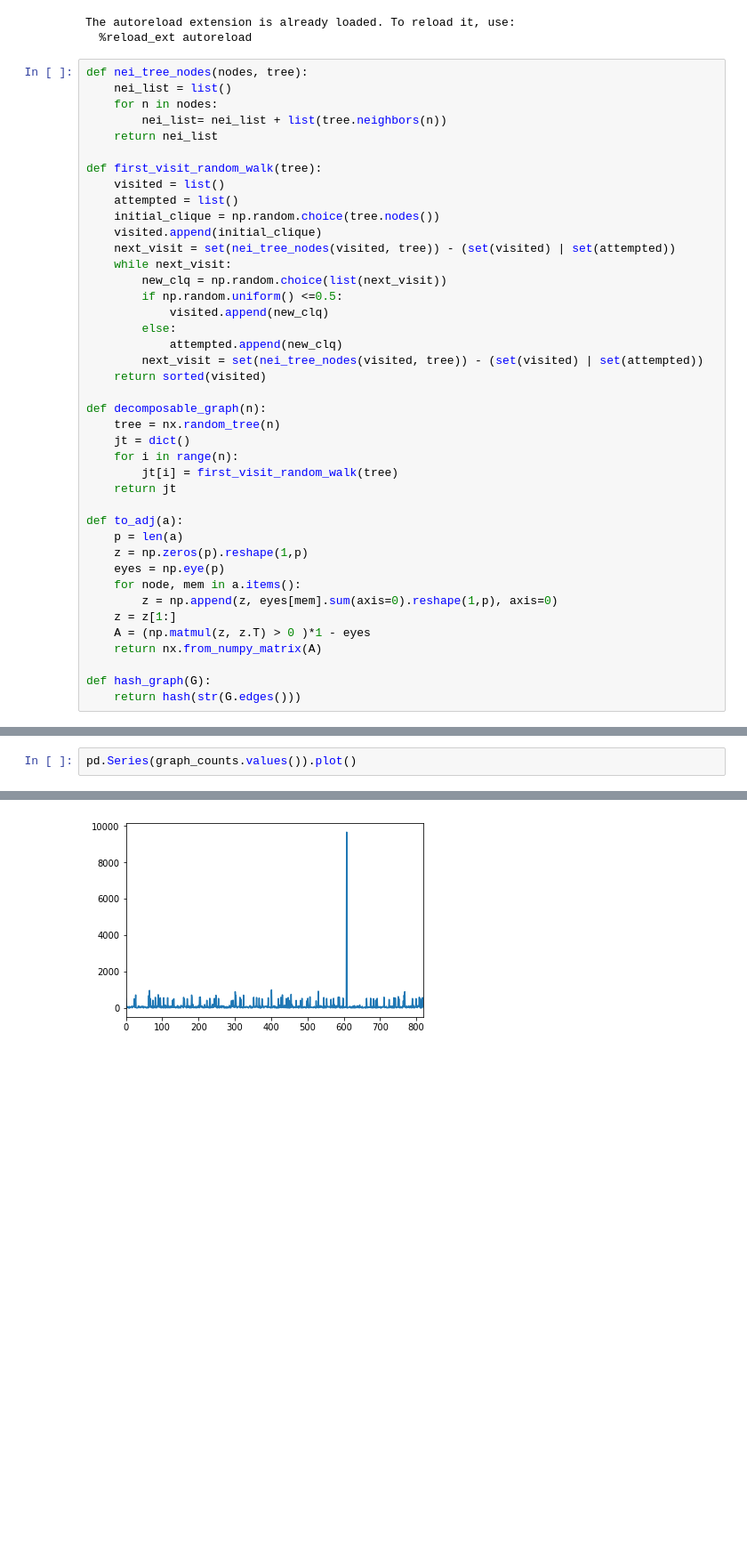
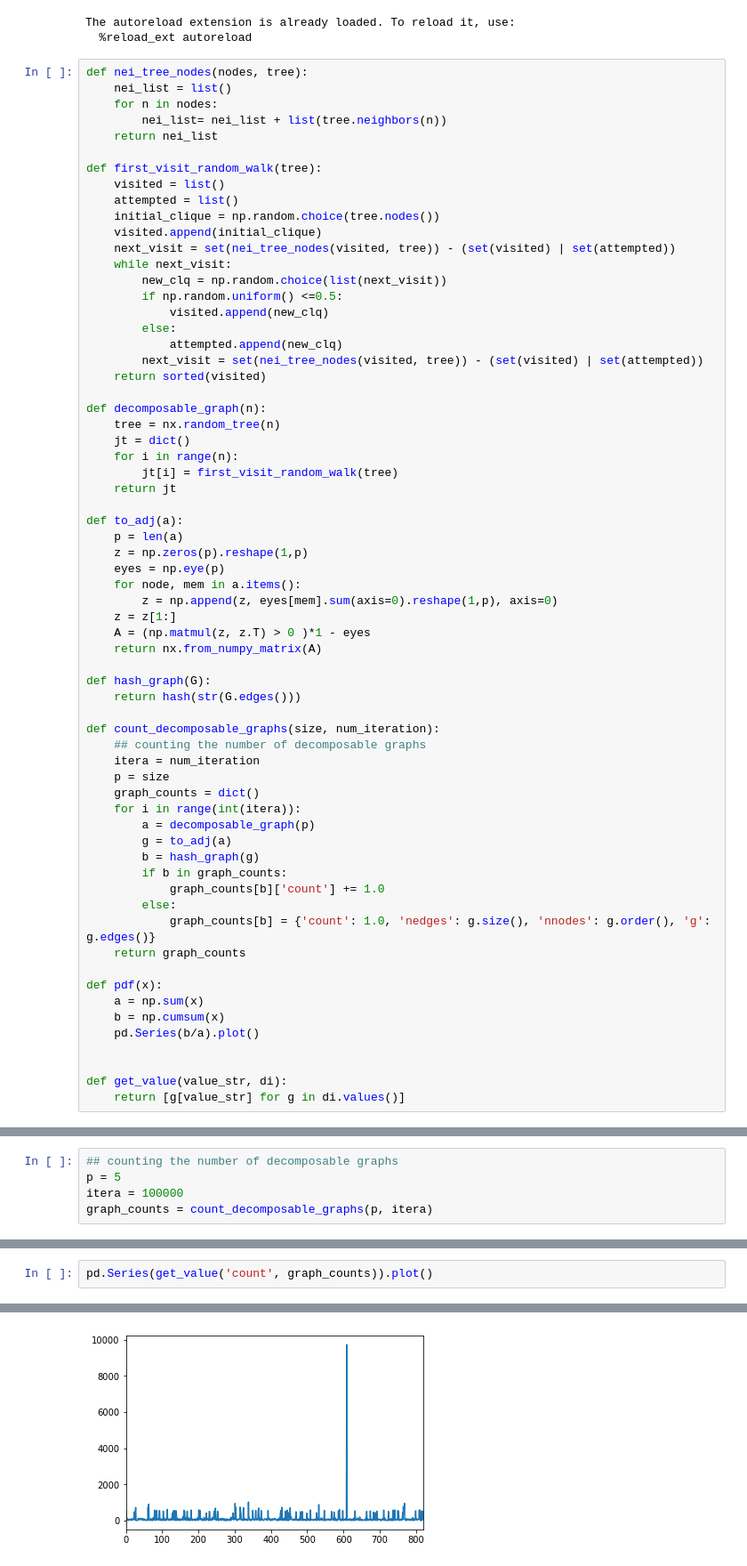
Before and after one commit to melmasri/parallelDG, a Jupyter notebook: Random-walk sampler of decomposable graphs.ipynb, the cells around one changed output, grey strips where cells are left out. Shown: that part at 89% size. Cells and saved outputs as stored; diff of their text form; blank space fills up the shorter version.

```diff
--- a/Random-walk sampler of decomposable graphs.ipynb
+++ b/Random-walk sampler of decomposable graphs.ipynb
@@ -56,6 +56,30 @@ def to_adj(a):
 
 def hash_graph(G):
     return hash(str(G.edges()))
+
+def count_decomposable_graphs(size, num_iteration):
+    ## counting the number of decomposable graphs
+    itera = num_iteration
+    p = size
+    graph_counts = dict()
+    for i in range(int(itera)):
+        a = decomposable_graph(p)
+        g = to_adj(a)
+        b = hash_graph(g)
+        if b in graph_counts:
+            graph_counts[b]['count'] += 1.0
+        else:
+            graph_counts[b] = {'count': 1.0, 'nedges': g.size(), 'nnodes': g.order(), 'g': g.edges()}
+    return graph_counts
+
+def pdf(x):
+    a = np.sum(x)
+    b = np.cumsum(x)
+    pd.Series(b/a).plot()
+
+
+def get_value(value_str, di):
+    return [g[value_str] for g in di.values()]
 # %%
 ## Sample of single decomposable graph
 p = 8
@@ -79,3 +90,8 @@ for i in range(int(itera)):
+# %%
+## counting the number of decomposable graphs
+p = 5
+itera = 100000
+graph_counts = count_decomposable_graphs(p, itera)
 # %%
 # the correct number of decomposable graphs of size 6 is 821
 len(graph_counts)
@@ -84,5 +104,5 @@ len(graph_counts)
 # %%
-pd.Series(graph_counts.values()).plot()
+pd.Series(get_value('count', graph_counts)).plot()
 # %% [output]
 <matplotlib.axes._subplots.AxesSubplot at 0x...>
-[figure, old version]
+[figure, new version]
```
Also changed, not shown: parts of 11 cells of this notebook, 9 other files.
